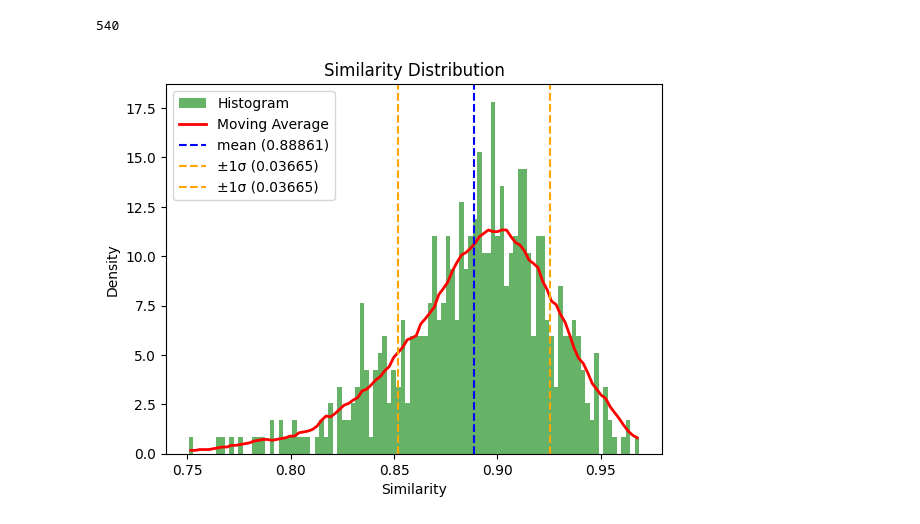
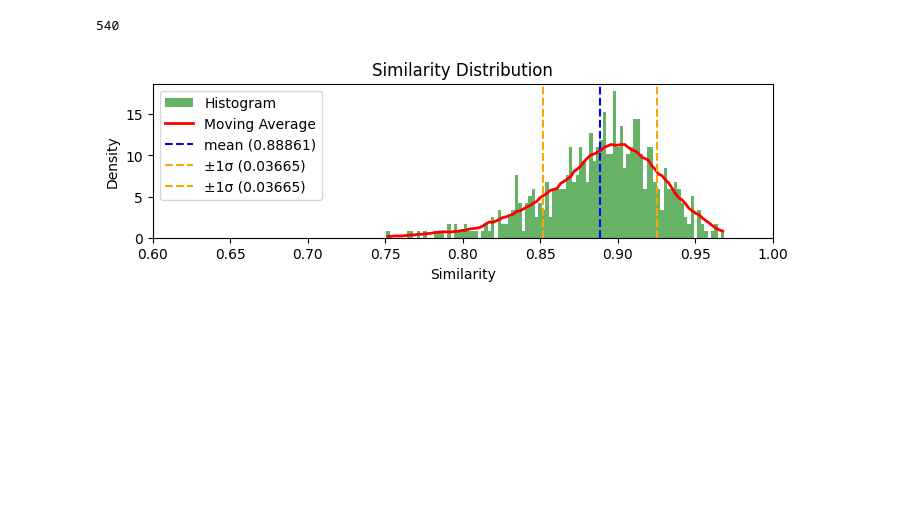
Before and after one commit to tobiaswuerth/rolling_embedding, a Jupyter notebook: playground_6a_abstract_summary.ipynb, the cells around one changed output. Drawn from its saved outputs; the diff is of its cells as text; code cells hidden in the pictures; blank space fills up the shorter version.

```diff
--- a/playground_6a_abstract_summary.ipynb
+++ b/playground_6a_abstract_summary.ipynb
@@ -170,25 +172,27 @@ similarities = np.array(similarities)
 # %%
 import numpy as np
 import matplotlib.pyplot as plt
 
 mean = np.mean(similarities)
 std_dev = np.std(similarities)
 
+plt.figure(figsize=(8, 2))
 count, bins, _ = plt.hist(similarities, bins=100, density=True, alpha=0.6, color='g', label='Histogram')
 
 window_size = 20
 moving_avg = np.convolve(count, np.ones(window_size)/window_size, mode='same')
 bin_centers = 0.5 * (bins[1:] + bins[:-1])
 plt.plot(bin_centers, moving_avg, color='r', label='Moving Average', linewidth=2)
 
 plt.axvline(x=mean, color='b', linestyle='--', label=f'mean ({mean:.5f})')
 plt.axvline(x=mean - std_dev, color='orange', linestyle='--', label=f'±1σ ({std_dev:.5f})')
 plt.axvline(x=mean + std_dev, color='orange', linestyle='--', label=f'±1σ ({std_dev:.5f})')
 
+plt.xlim(0.6, 1.0)
 plt.xlabel('Similarity')
 plt.ylabel('Density')
 plt.title('Similarity Distribution')
 plt.legend()
 plt.show()
 # %% [output]
-[figure, old version]
+[figure, new version]
```
Also changed, not shown: parts of 1 cell of this notebook, 11 other files.
